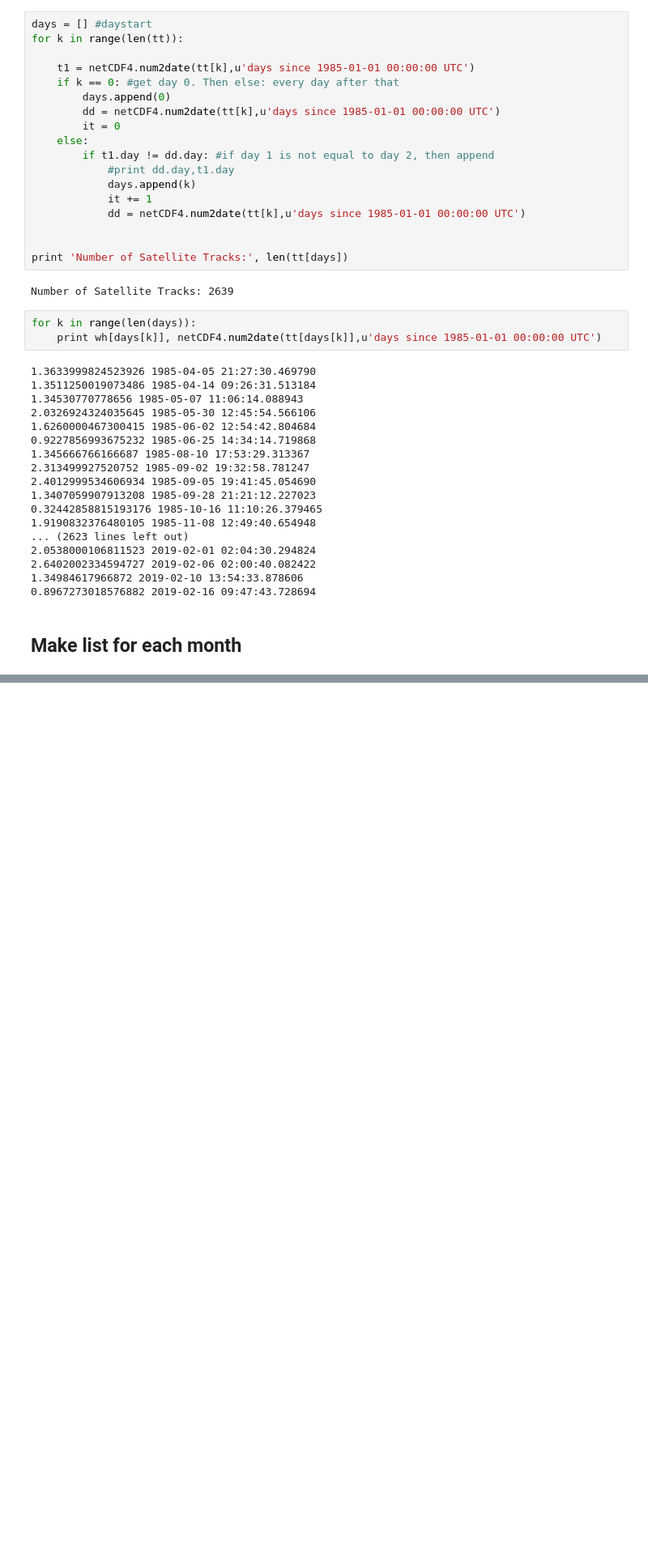
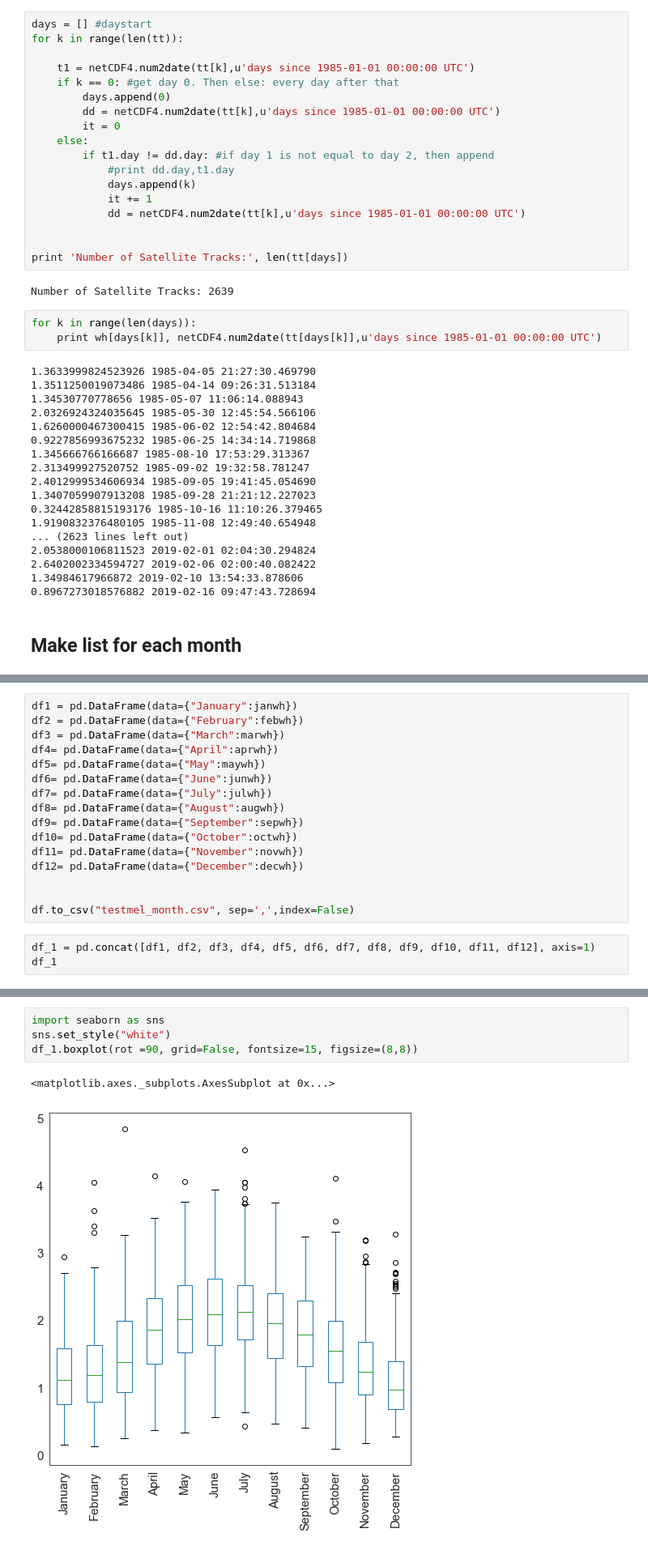
Before and after one commit to CourtneySmith32/Honours-Coursework, a Jupyter notebook: melville_month.ipynb, the cells around one changed output, grey strips where cells are left out. Shown at 81% size. Saved outputs shown, nothing was run; the diff lists cells and outputs as text; blank space fills up the shorter version.

Commit message:
boxplot monthly

```diff
--- a/melville_month.ipynb
+++ b/melville_month.ipynb
@@ -217,0 +232,19 @@ Dec 1.1127034556267628
+# %%
+df1 = pd.DataFrame(data={"January":janwh})
+df2 = pd.DataFrame(data={"February":febwh})
+df3 = pd.DataFrame(data={"March":marwh})
+df4= pd.DataFrame(data={"April":aprwh})
+df5= pd.DataFrame(data={"May":maywh})
+df6= pd.DataFrame(data={"June":junwh})
+df7= pd.DataFrame(data={"July":julwh})
+df8= pd.DataFrame(data={"August":augwh})
+df9= pd.DataFrame(data={"September":sepwh})
+df10= pd.DataFrame(data={"October":octwh})
+df11= pd.DataFrame(data={"November":novwh})
+df12= pd.DataFrame(data={"December":decwh})
+
+
+df.to_csv("testmel_month.csv", sep=',',index=False)
+# %%
+df_1 = pd.concat([df1, df2, df3, df4, df5, df6, df7, df8, df9, df10, df11, df12], axis=1)
+df_1
@@ -217,0 +296,7 @@ Dec 1.1127034556267628
+# %%
+import seaborn as sns
+sns.set_style("white")
+df_1.boxplot(rot =90, grid=False, fontsize=15, figsize=(8,8))
+# %% [output]
+<matplotlib.axes._subplots.AxesSubplot at 0x...>
+[figure, added]
```
Also changed, not shown: parts of 11 cells of this notebook, 3 other files.
